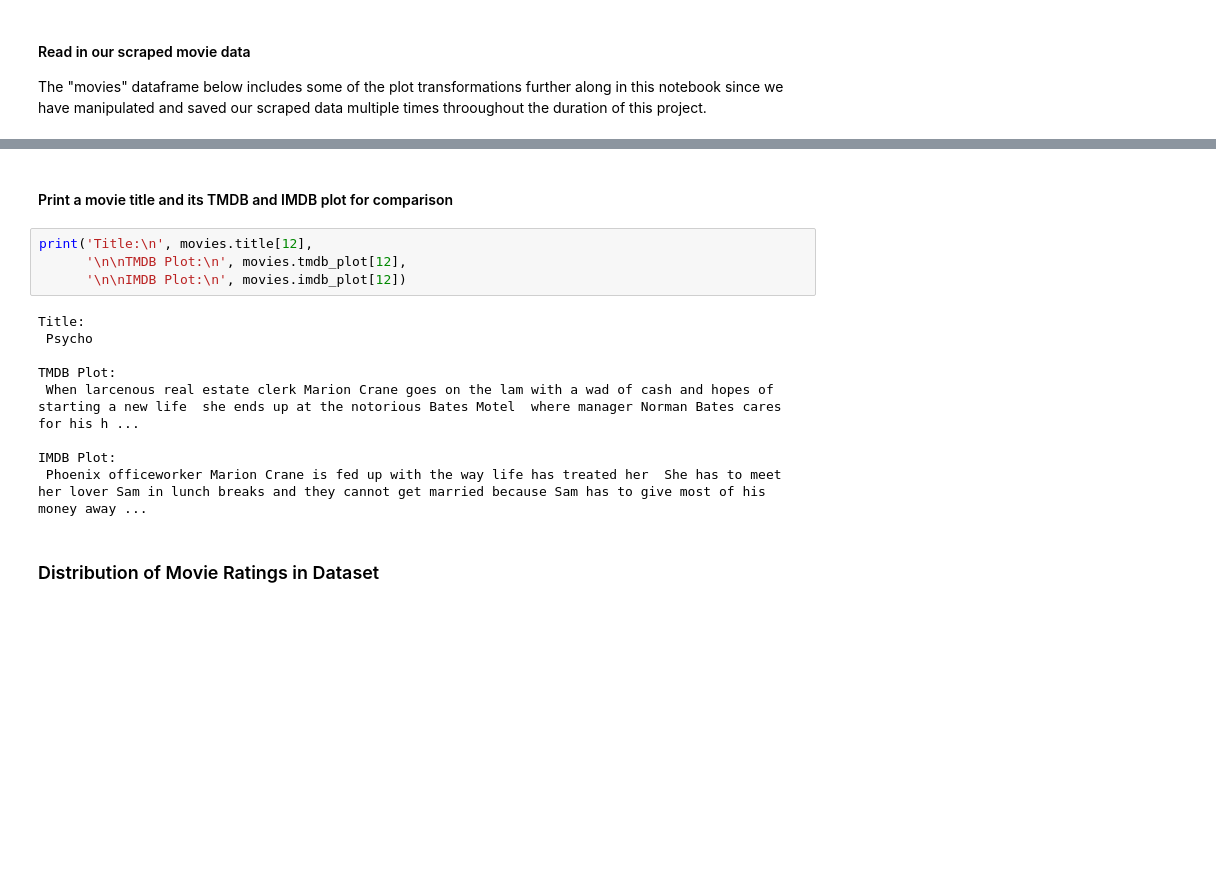
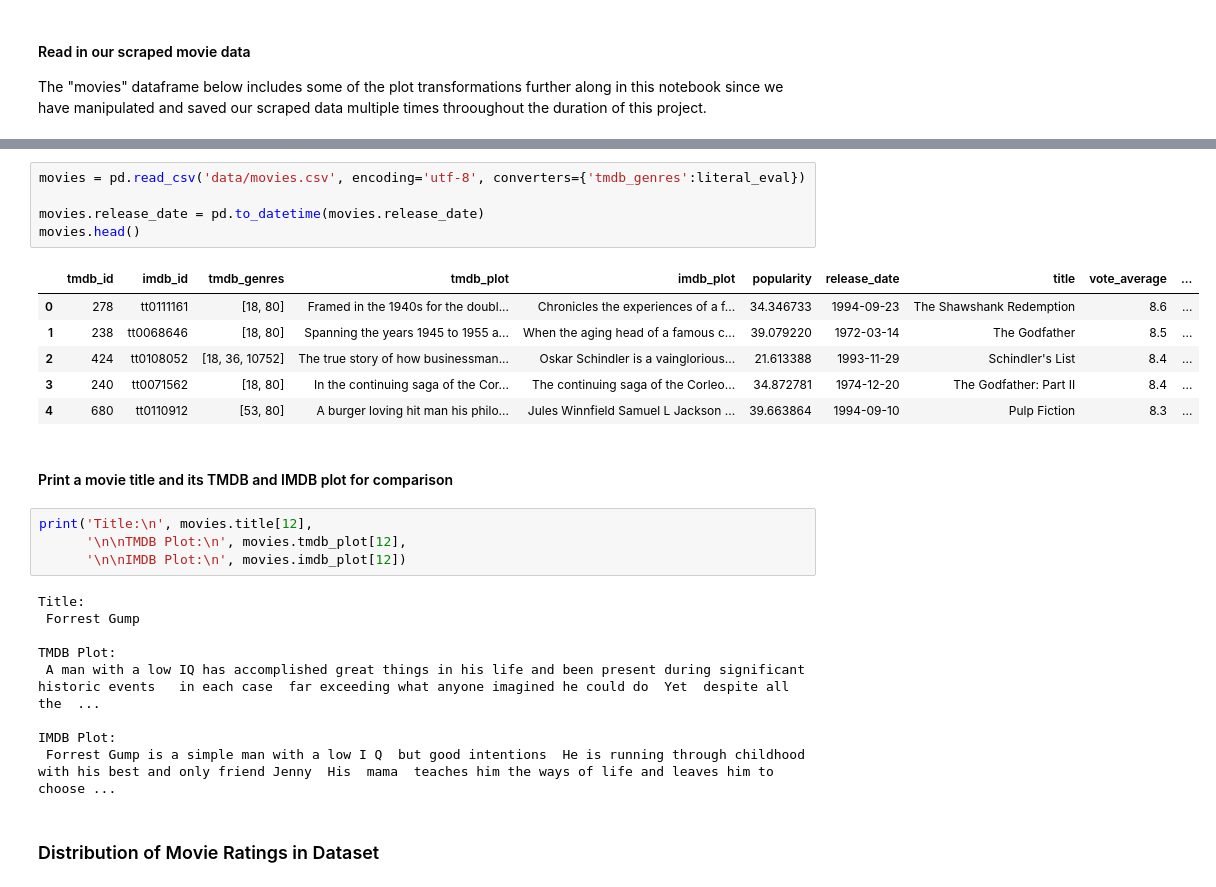
Before and after one commit to Nick-Morgan/Python-Movie-Genre-Predictor, a Jupyter notebook: eda_and_plot_transformations.ipynb, the cells around one changed output, grey strips where cells are left out. Drawn from its saved outputs; the diff is of its cells as text; blank space fills up the shorter version.

```diff
--- a/eda_and_plot_transformations.ipynb
+++ b/eda_and_plot_transformations.ipynb
@@ -93,3 +69,15 @@ movies.head()
+# %%
+movies = pd.read_csv('data/movies.csv', encoding='utf-8', converters={'tmdb_genres':literal_eval})
+
+movies.release_date = pd.to_datetime(movies.release_date)
+movies.head()
+# %% [output]
+|  | tmdb_id | imdb_id | tmdb_genres | tmdb_plot | imdb_plot | popularity | release_date | title | vote_average | ... |
+| 0 | 278 | tt0111161 | [18, 80] | Framed in the 1940s for the doubl... | Chronicles the experiences of a f... | 34.346733 | 1994-09-23 | The Shawshank Redemption | 8.6 | ... |
+| 1 | 238 | tt0068646 | [18, 80] | Spanning the years 1945 to 1955 a... | When the aging head of a famous c... | 39.079220 | 1972-03-14 | The Godfather | 8.5 | ... |
+| 2 | 424 | tt0108052 | [18, 36, 10752] | The true story of how businessman... | Oskar Schindler is a vainglorious... | 21.613388 | 1993-11-29 | Schindler's List | 8.4 | ... |
+| 3 | 240 | tt0071562 | [18, 80] | In the continuing saga of the Cor... | The continuing saga of the Corleo... | 34.872781 | 1974-12-20 | The Godfather: Part II | 8.4 | ... |
+| 4 | 680 | tt0110912 | [53, 80] | A burger loving hit man his philo... | Jules Winnfield Samuel L Jackson ... | 39.663864 | 1994-09-10 | Pulp Fiction | 8.3 | ... |
 # %% [markdown]
 #### Print a movie title and its TMDB and IMDB plot for comparison
 # %%
@@ -98,13 +86,13 @@ print('Title:\n', movies.title[12],
       '\n\nIMDB Plot:\n', movies.imdb_plot[12])
 # %% [output]
 Title:
- Psycho
+ Forrest Gump
 
 TMDB Plot:
- When larcenous real estate clerk Marion Crane goes on the lam with a wad of cash and hopes of starting a new life  she ends up at the notorious Bates Motel  where manager Norman Bates cares for his h ...
+ A man with a low IQ has accomplished great things in his life and been present during significant historic events   in each case  far exceeding what anyone imagined he could do  Yet  despite all the  ...
 
 IMDB Plot:
- Phoenix officeworker Marion Crane is fed up with the way life has treated her  She has to meet her lover Sam in lunch breaks and they cannot get married because Sam has to give most of his money away ...
+ Forrest Gump is a simple man with a low I Q  but good intentions  He is running through childhood with his best and only friend Jenny  His  mama  teaches him the ways of life and leaves him to choose ...
 # %% [markdown]
 ### Distribution of Movie Ratings in Dataset
 # %%
```
Also changed, not shown: parts of 17 cells of this notebook, 13 other files.
